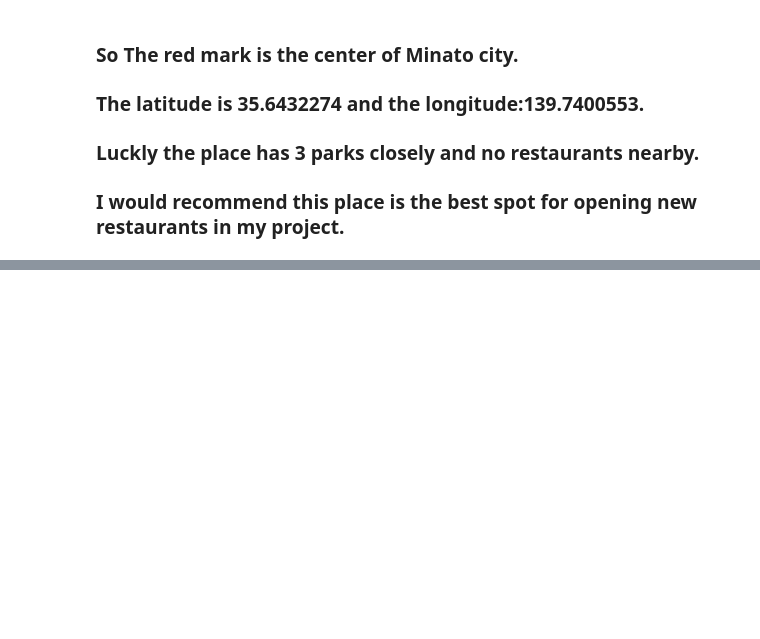
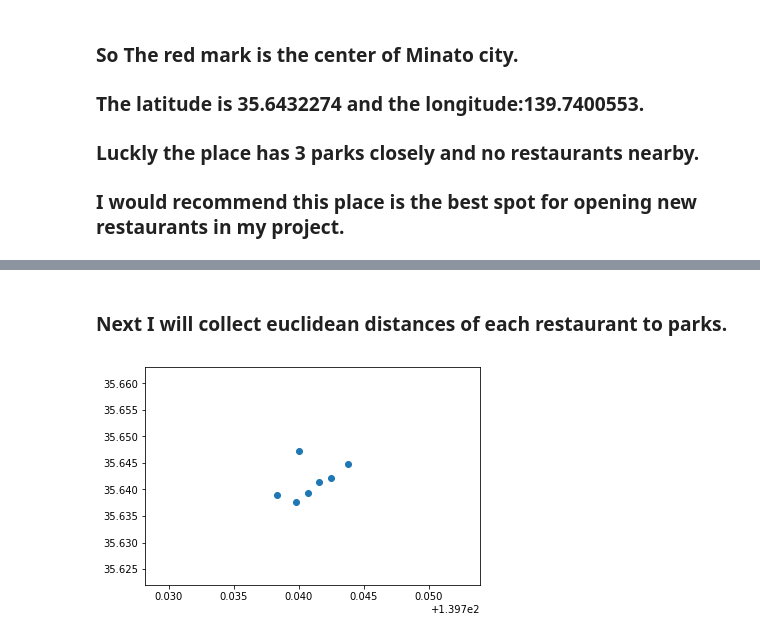
Before and after one commit to Nori756/Coursera_Capstone, a Jupyter notebook: Final Project of Capstone Project.ipynb, the cells around one changed output, grey strips where cells are left out. Saved outputs shown, nothing was run; the diff lists cells and outputs as text; code cells hidden in the pictures; blank space fills up the shorter version.

```diff
--- a/Final Project of Capstone Project.ipynb
+++ b/Final Project of Capstone Project.ipynb
@@ -935,0 +1114,44 @@ Minato_map
+# %% [markdown]
+### Next I will collect euclidean distances of each restaurant to parks.
+# %%
+# First to see how far each parks
+a = 0
+for lat, lng, label in zip(dataframe4_filtered_r.lat, dataframe4_filtered_r.lng, dataframe4_filtered_r.categories):
+    #counting for puting each one
+    a += 1
+    #Longitude should be x Latitude should be y so (lng, lat)
+
+    if a == 1:
+        res1_lng = lng
+        res1_lat = lat
+    if a == 2:
+        res2_lng = lng
+        res2_lat = lat
+
+    if a == 3:
+        res3_lng = lng
+        res3_lat = lat
+
+    if a == 4:
+        res4_lng = lng
+        res4_lat = lat
+
+    if a == 5:
+        res5_lng = lng
+        res5_lat = lat
+
+    if a == 6:
+        res6_lng = lng
+        res6_lat = lat
+    if a == 7:
+        res7_lng = lng
+        res7_lat = lat
+# %%
+#To see distabces of restaurants by graph
+total_res_lng= [res1_lng,res2_lng,res3_lng,res4_lng,res5_lng,res6_lng,res7_lng]
+total_res_lat= [res1_lat,res2_lat,res3_lat,res4_lat,res5_lat,res6_lat,res7_lat]
+plt.scatter(total_res_lng,total_res_lat)
+
+plt.show()
+# %% [output]
+[figure, added]
```
Also changed, not shown: parts of 59 cells of this notebook.
